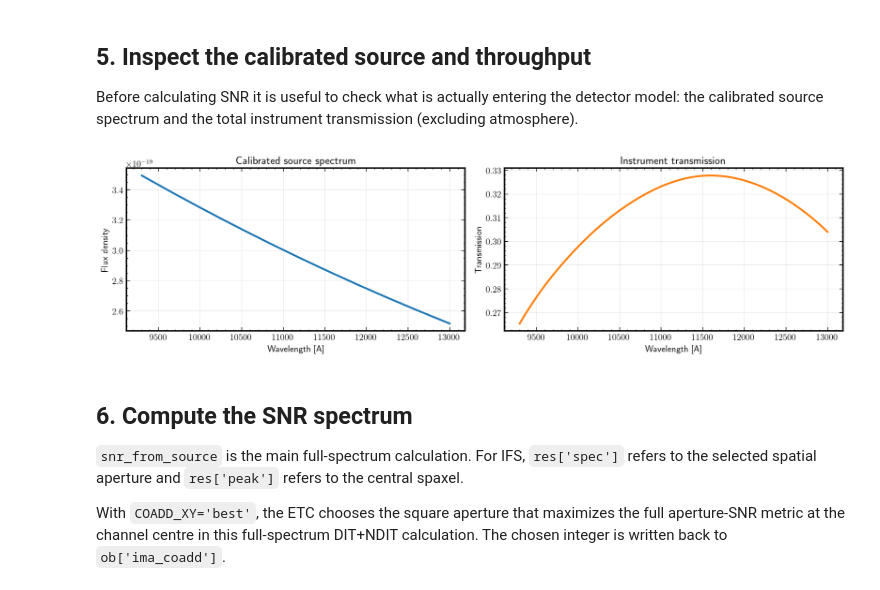
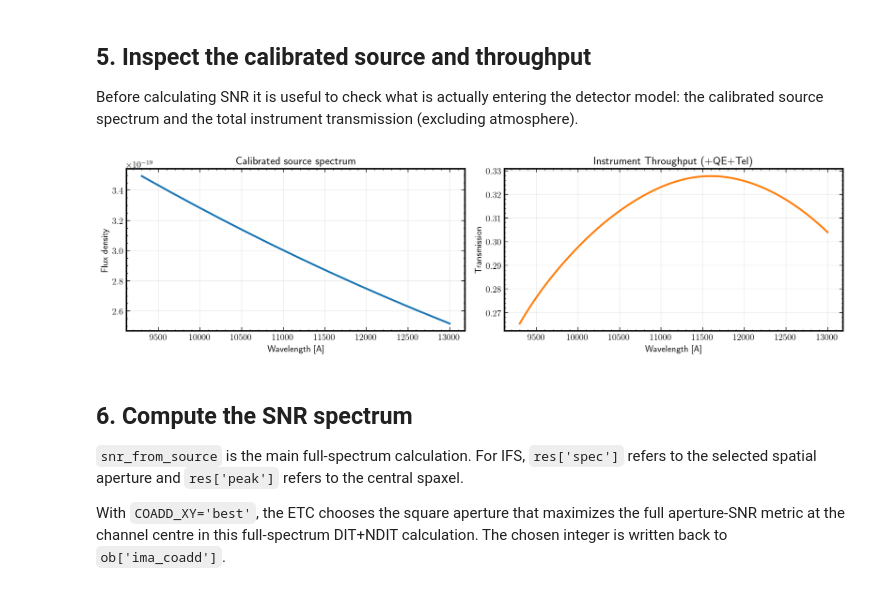
Before and after one commit to nicolas-f-bouche/pyetc_iredmuse, a Jupyter notebook: notebooks/pyetc_iredmuse_quick_look.ipynb, the cells around one changed output. Drawn from its saved outputs; the diff is of its cells as text; code cells hidden in the pictures.

```diff
--- a/notebooks/pyetc_iredmuse_quick_look.ipynb
+++ b/notebooks/pyetc_iredmuse_quick_look.ipynb
@@ -215,15 +218,15 @@ Before calculating SNR it is useful to check what is actually entering the detec
 # %%
 wave = spe.wave.coord()
 
 fig, axes = plt.subplots(1, 2, figsize=(14, 4))
 axes[0].plot(wave, spe.data, color='tab:blue')
 axes[0].set(title='Calibrated source spectrum', xlabel='Wavelength [A]', ylabel='Flux density')
 axes[1].plot(con['instrans'].wave.coord(), con['instrans'].data, color='tab:orange')
-axes[1].set(title='Instrument transmission', xlabel='Wavelength [A]', ylabel='Transmission')
+axes[1].set(title='Instrument Throughput (+QE+Tel)', xlabel='Wavelength [A]', ylabel='Transmission')
 plt.tight_layout()
 plt.show()
 # %% [output]
-[figure, old version]
+[figure, new version]
 # %% [markdown]
 ## 6. Compute the SNR spectrum
 
```
Also changed, not shown: parts of 17 cells of this notebook, 3 other files.
